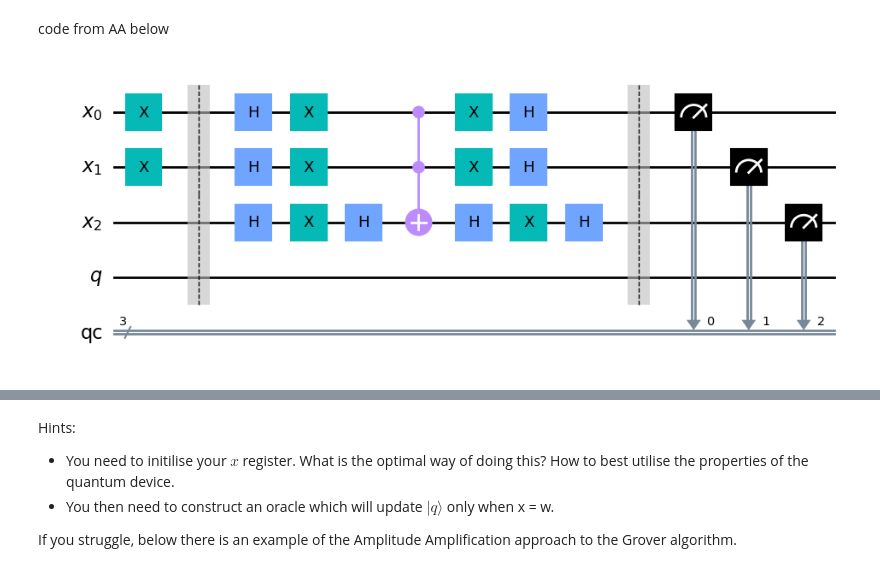
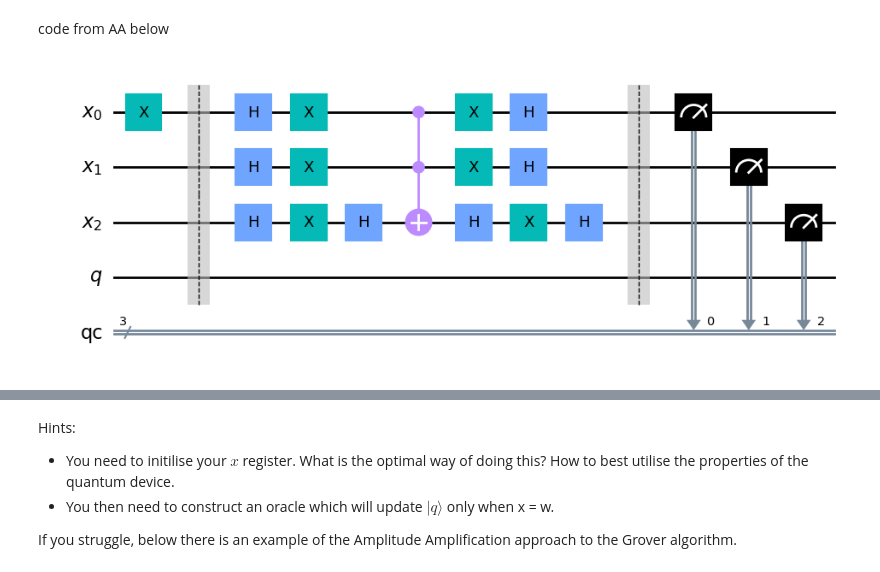
Before and after one commit to karakoulaki/MResProject, a Jupyter notebook: Grover_and_AmplitudeAmplification.ipynb, the cells around one changed output, grey strips where cells are left out. Saved outputs shown, nothing was run; the diff lists cells and outputs as text; code cells hidden in the pictures.

```diff
--- a/Grover_and_AmplitudeAmplification.ipynb
+++ b/Grover_and_AmplitudeAmplification.ipynb
@@ -80,32 +80,32 @@ code from AA below
 # %%
 x    = QuantumRegister(3, name='x')
 q    = QuantumRegister(1,name='q')
 qc   = ClassicalRegister(3, name='qc')
 circuit = QuantumCircuit(x,q,qc)
 
-marked_state=[1,1,0]
+marked_state=[1,0,0]
 for i in range(len(marked_state)):
     if marked_state[i] == 1:
        circuit.x(x[i])
 circuit.barrier()
 
 
 ### Diffuser
 circuit.h(x)
 circuit.x(x)
 circuit.h(x[-1])
 circuit.mct(x[:-1],x[-1])
 circuit.h(x[-1])
 circuit.x(x)
 circuit.h(x)
 circuit.barrier()
 
 #circuit.h(q)
 circuit.measure(x, qc)
 #circuit.measure(q,qc)
 circuit.draw('mpl')
 # %% [output]
-[figure, old version]
+[figure, new version]
 # %%
 job = execute(circuit, sim, shots=1000)
 job_monitor(job)
```
Also changed, not shown: parts of 3 cells of this notebook.
